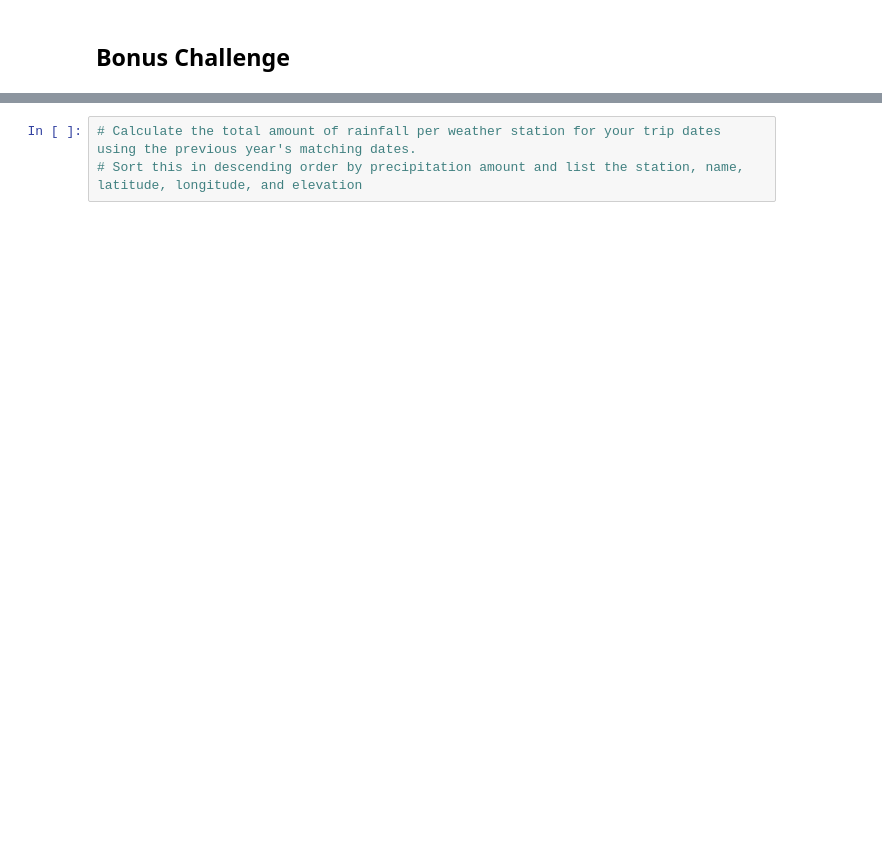
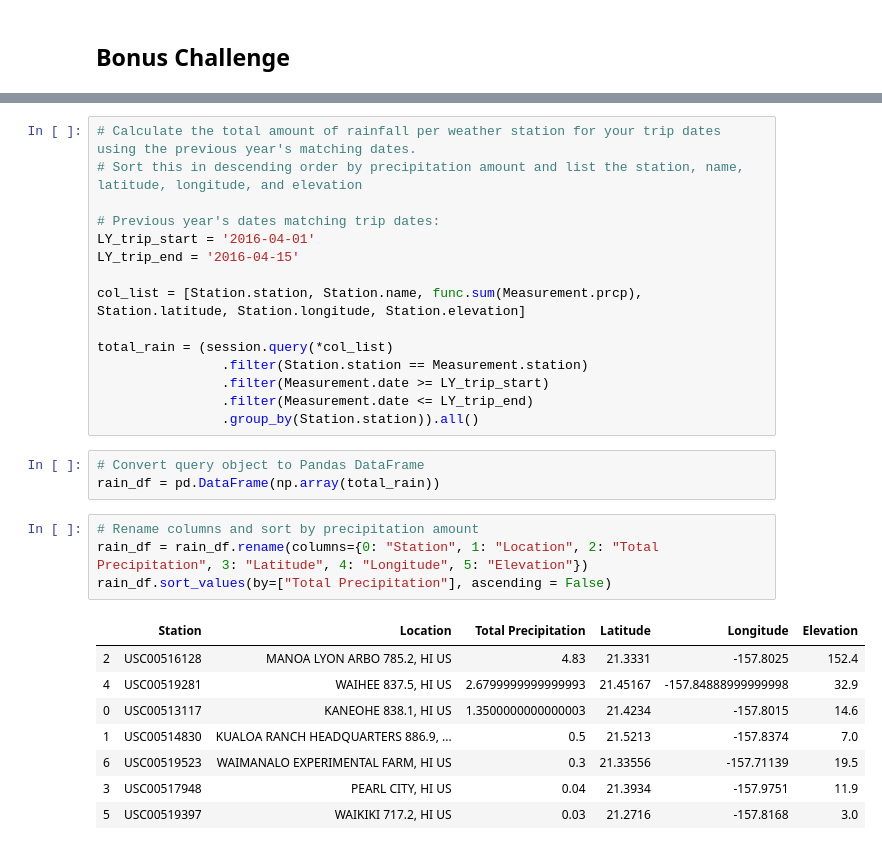
Before and after one commit to masitamohamad/SQLAlchemy-Challenge, a Jupyter notebook: climate_starter.ipynb, the cells around one changed output, grey strips where cells are left out. Drawn from its saved outputs; the diff is of its cells as text; blank space fills up the shorter version.

```diff
--- a/climate_starter.ipynb
+++ b/climate_starter.ipynb
@@ -253,6 +283,34 @@ print(calc_temps('2012-02-28', '2012-03-05'))
 # %%
 # Calculate the total amount of rainfall per weather station for your trip dates using the previous year's matching dates.
 # Sort this in descending order by precipitation amount and list the station, name, latitude, longitude, and elevation
+
+# Previous year's dates matching trip dates:
+LY_trip_start = '2016-04-01'
+LY_trip_end = '2016-04-15'
+
+col_list = [Station.station, Station.name, func.sum(Measurement.prcp), Station.latitude, Station.longitude, Station.elevation]
+
+total_rain = (session.query(*col_list)
+                .filter(Station.station == Measurement.station)
+                .filter(Measurement.date >= LY_trip_start)
+                .filter(Measurement.date <= LY_trip_end)
+                .group_by(Station.station)).all()
+# %%
+# Convert query object to Pandas DataFrame
+rain_df = pd.DataFrame(np.array(total_rain))
+# %%
+# Rename columns and sort by precipitation amount
+rain_df = rain_df.rename(columns={0: "Station", 1: "Location", 2: "Total Precipitation", 3: "Latitude", 4: "Longitude", 5: "Elevation"})
+rain_df.sort_values(by=["Total Precipitation"], ascending = False)
+# %% [output]
+|  | Station | Location | Total Precipitation | Latitude | Longitude | Elevation |
+| 2 | USC00516128 | MANOA LYON ARBO 785.2, HI US | 4.83 | 21.3331 | -157.8025 | 152.4 |
+| 4 | USC00519281 | WAIHEE 837.5, HI US | 2.6799999999999993 | 21.45167 | -157.84888999999998 | 32.9 |
+| 0 | USC00513117 | KANEOHE 838.1, HI US | 1.3500000000000003 | 21.4234 | -157.8015 | 14.6 |
+| 1 | USC00514830 | KUALOA RANCH HEADQUARTERS 886.9, ... | 0.5 | 21.5213 | -157.8374 | 7.0 |
+| 6 | USC00519523 | WAIMANALO EXPERIMENTAL FARM, HI US | 0.3 | 21.33556 | -157.71139 | 19.5 |
+| 3 | USC00517948 | PEARL CITY, HI US | 0.04 | 21.3934 | -157.9751 | 11.9 |
+| 5 | USC00519397 | WAIKIKI 717.2, HI US | 0.03 | 21.2716 | -157.8168 | 3.0 |
 # %%
 # Create a query that will calculate the daily normals
 # (i.e. the averages for tmin, tmax, and tavg for all historic data matching a specific month and day)
```
Also changed, not shown: parts of 16 cells of this notebook.
